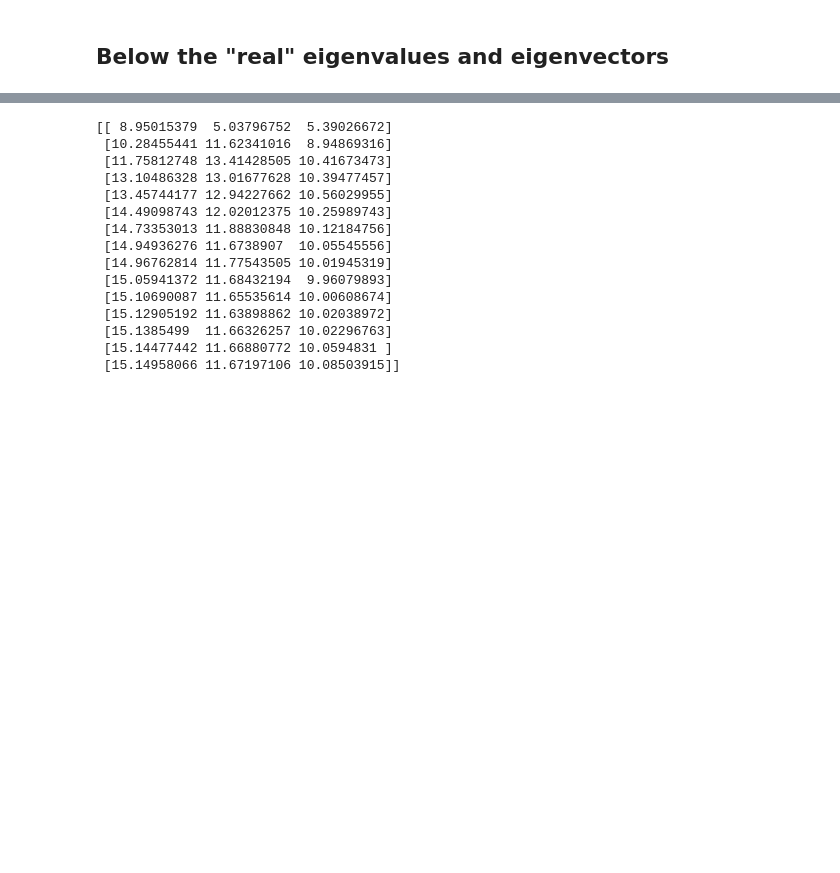
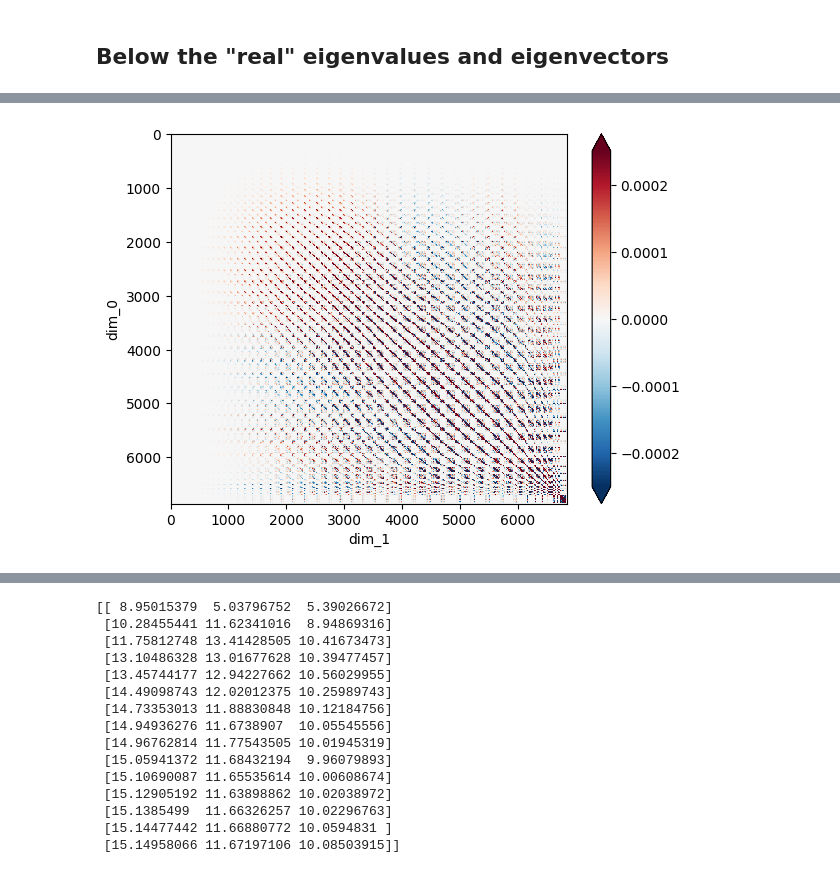
Before and after one commit to AkiTsuruta/MI-AIM, a Jupyter notebook: power_method.ipynb, the cells around one changed output, grey strips where cells are left out. Saved outputs shown, nothing was run; the diff lists cells and outputs as text; code cells hidden in the pictures; blank space fills up the shorter version.

```diff
--- a/power_method.ipynb
+++ b/power_method.ipynb
@@ -219,0 +241,9 @@ print(evals.shape)
+# %%
+Mtsvd = t_evecs.dot(np.diag(t_evals)).dot(t_evecs.T)
+# %%
+Mtsvd = xr.DataArray(Mtsvd)
+fig, ax = plt.subplots()
+Mtsvd.plot.imshow(yincrease = False, robust = True)
+plt.show()
+# %% [output]
+[figure, added]
```
Also changed, not shown: parts of 12 cells of this notebook, 1 other file.
